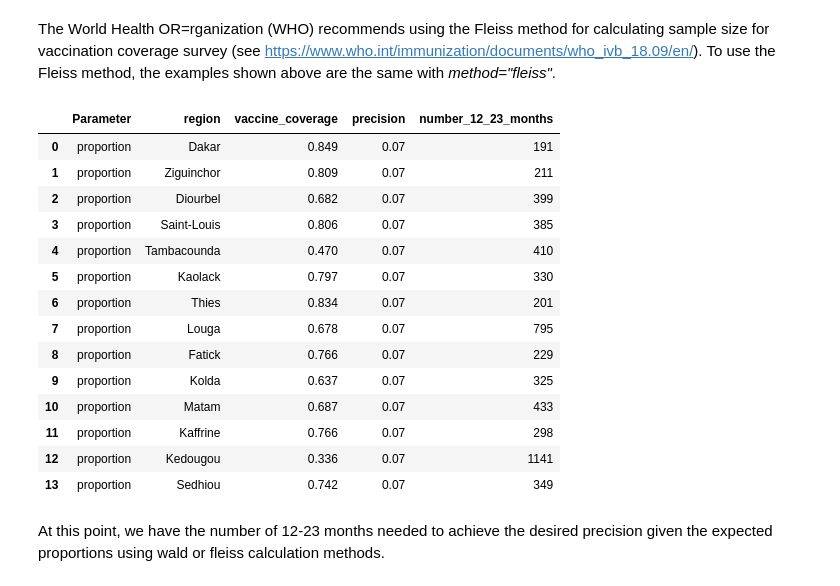
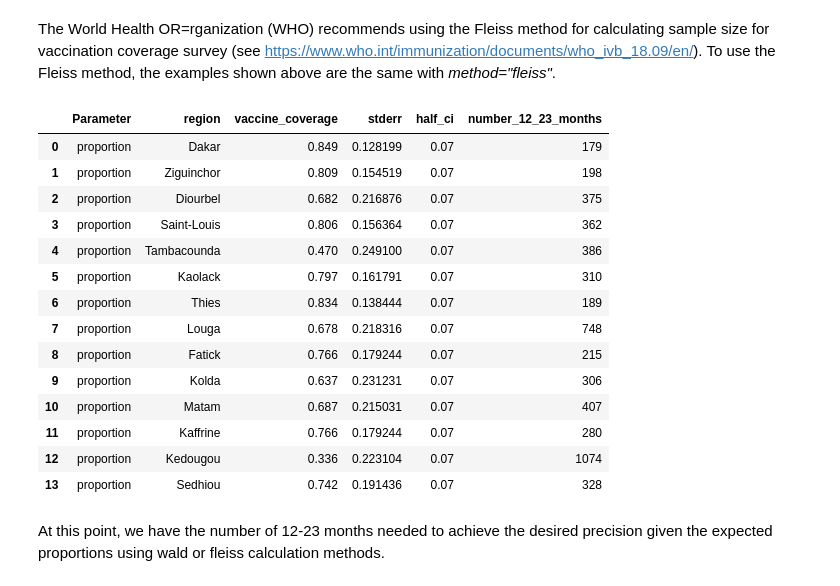
Before and after one commit to samplics-org/samplics, a Jupyter notebook: docs/source/tutorial/sample_size_calculation.ipynb, the cells around one changed output. Drawn from its saved outputs; the diff is of its cells as text; code cells hidden in the pictures.

```diff
--- a/docs/source/tutorial/sample_size_calculation.ipynb
+++ b/docs/source/tutorial/sample_size_calculation.ipynb
@@ -233,39 +234,40 @@ The World Health OR=rganization (WHO) recommends using the Fleiss method for cal
 # %%
 sen_vaccine_fleiss = SampleSize(
     parameter="proportion", method="fleiss", stratification=True
 )
 
 sen_vaccine_fleiss.calculate(
     target=expected_coverage, half_ci=0.07, deff=expected_deff, resp_rate=0.942
 )
 
 
 sen_vaccine_sample = sen_vaccine_fleiss.to_dataframe(
     col_names=[
         "Parameter",
         "region",
         "vaccine_coverage",
-        "precision",
+        "stderr",
+        "half_ci",
         "number_12_23_months",
     ]
 )
 sen_vaccine_sample.head(15)
 # %% [output]
-|  | Parameter | region | vaccine_coverage | precision | number_12_23_months |
-| 0 | proportion | Dakar | 0.849 | 0.07 | 191 |
-| 1 | proportion | Ziguinchor | 0.809 | 0.07 | 211 |
-| 2 | proportion | Diourbel | 0.682 | 0.07 | 399 |
-| 3 | proportion | Saint-Louis | 0.806 | 0.07 | 385 |
-| 4 | proportion | Tambacounda | 0.470 | 0.07 | 410 |
-| 5 | proportion | Kaolack | 0.797 | 0.07 | 330 |
-| 6 | proportion | Thies | 0.834 | 0.07 | 201 |
-| 7 | proportion | Louga | 0.678 | 0.07 | 795 |
-| 8 | proportion | Fatick | 0.766 | 0.07 | 229 |
-| 9 | proportion | Kolda | 0.637 | 0.07 | 325 |
-| 10 | proportion | Matam | 0.687 | 0.07 | 433 |
-| 11 | proportion | Kaffrine | 0.766 | 0.07 | 298 |
-| 12 | proportion | Kedougou | 0.336 | 0.07 | 1141 |
-| 13 | proportion | Sedhiou | 0.742 | 0.07 | 349 |
+|  | Parameter | region | vaccine_coverage | stderr | half_ci | number_12_23_months |
+| 0 | proportion | Dakar | 0.849 | 0.128199 | 0.07 | 179 |
+| 1 | proportion | Ziguinchor | 0.809 | 0.154519 | 0.07 | 198 |
+| 2 | proportion | Diourbel | 0.682 | 0.216876 | 0.07 | 375 |
+| 3 | proportion | Saint-Louis | 0.806 | 0.156364 | 0.07 | 362 |
+| 4 | proportion | Tambacounda | 0.470 | 0.249100 | 0.07 | 386 |
+| 5 | proportion | Kaolack | 0.797 | 0.161791 | 0.07 | 310 |
+| 6 | proportion | Thies | 0.834 | 0.138444 | 0.07 | 189 |
+| 7 | proportion | Louga | 0.678 | 0.218316 | 0.07 | 748 |
+| 8 | proportion | Fatick | 0.766 | 0.179244 | 0.07 | 215 |
+| 9 | proportion | Kolda | 0.637 | 0.231231 | 0.07 | 306 |
+| 10 | proportion | Matam | 0.687 | 0.215031 | 0.07 | 407 |
+| 11 | proportion | Kaffrine | 0.766 | 0.179244 | 0.07 | 280 |
+| 12 | proportion | Kedougou | 0.336 | 0.223104 | 0.07 | 1074 |
+| 13 | proportion | Sedhiou | 0.742 | 0.191436 | 0.07 | 328 |
 # %% [markdown]
 At this point, we have the number of 12-23 months needed to achieve the desired precision given the expected proportions using wald or fleiss calculation methods.
 # %% [markdown]
```
Also changed, not shown: parts of 5 cells of this notebook.
